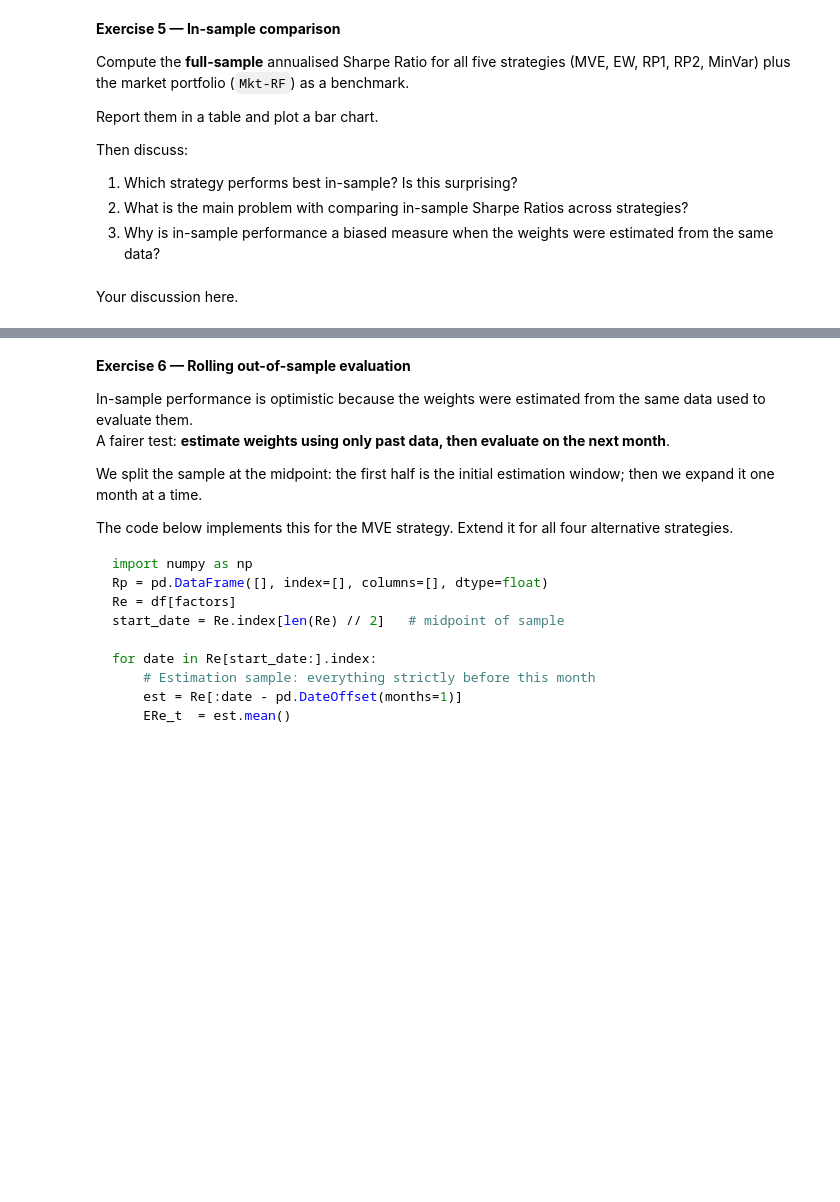
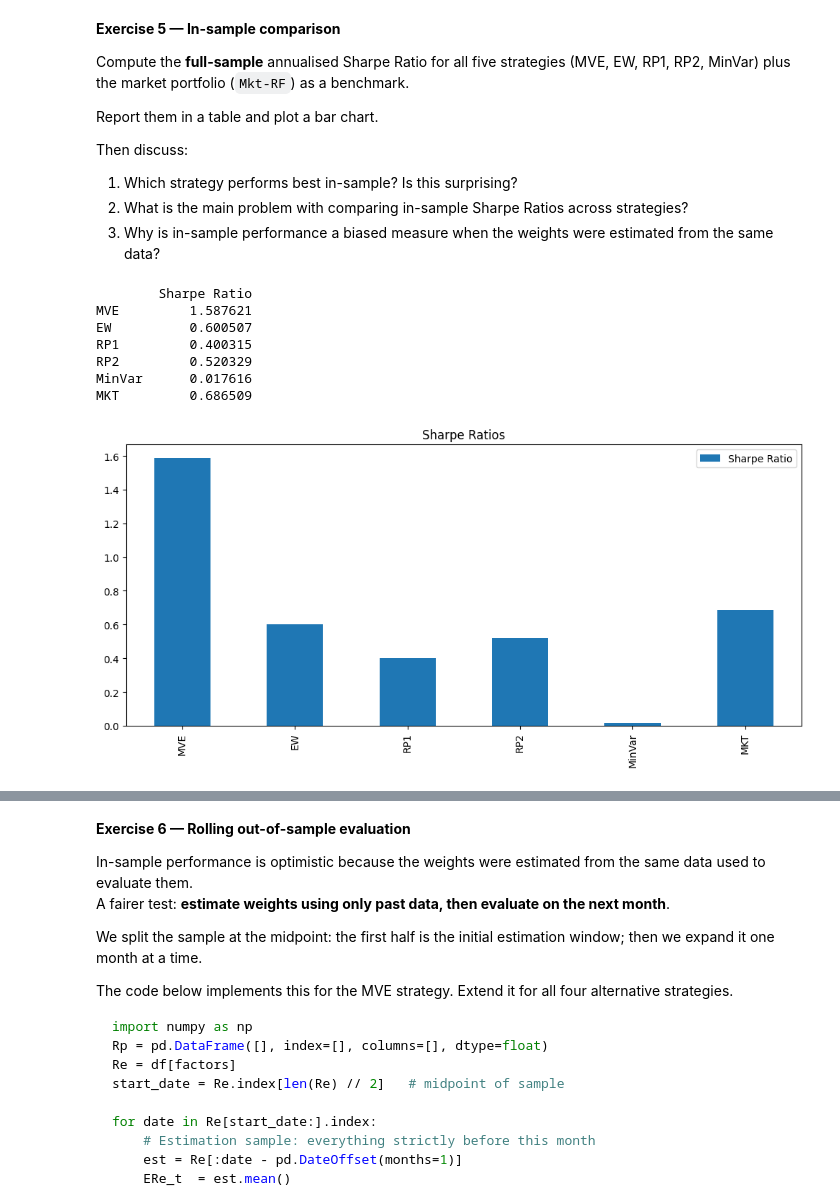
Before and after one commit to SnazzyBeatle115/UG54, a Jupyter notebook: chapters/Assignments/Assignment4_c.ipynb, the cells around one changed output, grey strips where cells are left out. Drawn from its saved outputs; the diff is of its cells as text; code cells hidden in the pictures; blank space fills up the shorter version.

```diff
--- a/chapters/Assignments/Assignment4_c.ipynb
+++ b/chapters/Assignments/Assignment4_c.ipynb
@@ -375,2 +375,31 @@ Then discuss:
-# %% [markdown]
-Your discussion here.
+# %%
+# your code here
+
+sharpe_MVE = sharpe(W_mve, ERe, CovRe)
+sharpe_EW = sharpe(W_ew, ERe, CovRe)
+sharpe_RP1 = sharpe(W_rp1, ERe, CovRe)
+sharpe_RP2 = sharpe(W_rp2, ERe, CovRe)
+sharpe_MinVar = sharpe(W_minvar, ERe, CovRe)
+
+MKT_ER_ann = df['Mkt-RF'].mean() * 12
+MKT_vol_ann = df['Mkt-RF'].std() * 12**0.5
+sharpe_MKT = MKT_ER_ann / MKT_vol_ann
+
+# table
+labels = ['MVE', 'EW', 'RP1', 'RP2', 'MinVar', 'MKT']
+sharpes = [sharpe_MVE, sharpe_EW, sharpe_RP1, sharpe_RP2, sharpe_MinVar, sharpe_MKT]
+sharpe_table = pd.DataFrame({"Sharpe Ratio": sharpes}, index=labels)
+print(sharpe_table)
+
+# chart
+sharpe_table.plot.bar(figsize=(10,5), title='Sharpe Ratios')
+plt.tight_layout()
+# %% [output]
+        Sharpe Ratio
+MVE         1.587621
+EW          0.600507
+RP1         0.400315
+RP2         0.520329
+MinVar      0.017616
+MKT         0.686509
+[figure, added]
```
Also changed, not shown: parts of 12 cells of this notebook.
